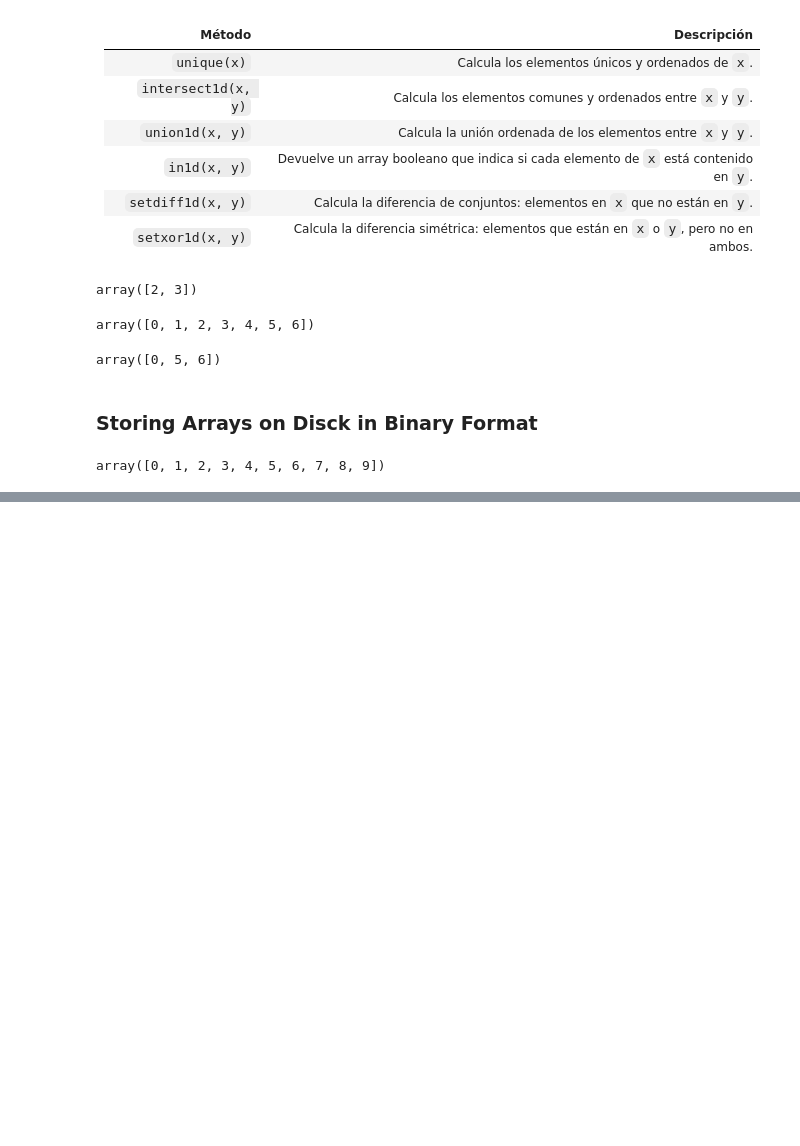
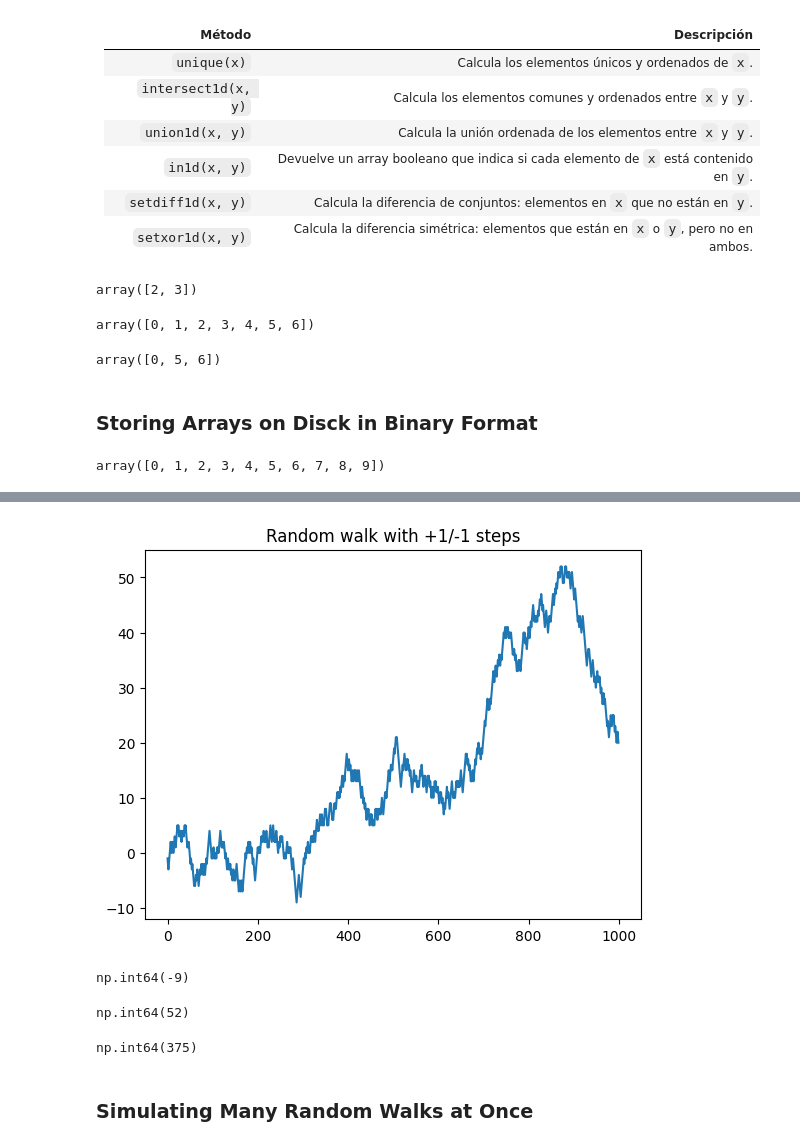
Before and after one commit to Simply-Ivan/Portfolio, a Jupyter notebook: 01_fundamentos_python/02_numpy_vectores.ipynb, the cells around one changed output, grey strips where cells are left out. Saved outputs shown, nothing was run; the diff lists cells and outputs as text; code cells hidden in the pictures; blank space fills up the shorter version.

```diff
--- a/01_fundamentos_python/02_numpy_vectores.ipynb
+++ b/01_fundamentos_python/02_numpy_vectores.ipynb
@@ -870,0 +1015,27 @@ array([0, 1, 2, 3, 4, 5, 6, 7, 8, 9])
+# %%
+nteps = 1000
+draws = np.random.randint(0,2, size=nteps)
+steps = np.where(draws>0,1,-1)
+walk = steps.cumsum()
+# %%
+import matplotlib.pyplot as plt
+
+plt.plot(walk)
+plt.title('Random walk with +1/-1 steps')
+plt.show()
+# %% [output]
+[figure, added]
+# %%
+walk.min()
+# %% [output]
+np.int64(-9)
+# %%
+walk.max()
+# %% [output]
+np.int64(52)
+# %%
+(np.abs(walk) >= 10).argmax()
+# %% [output]
+np.int64(375)
+# %% [markdown]
+### Simulating Many Random Walks at Once
```
Also changed, not shown: parts of 23 cells of this notebook, 7 other files.
